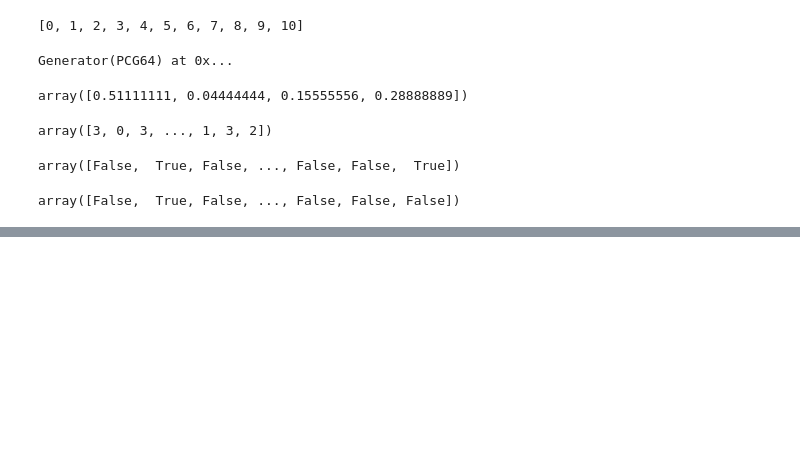
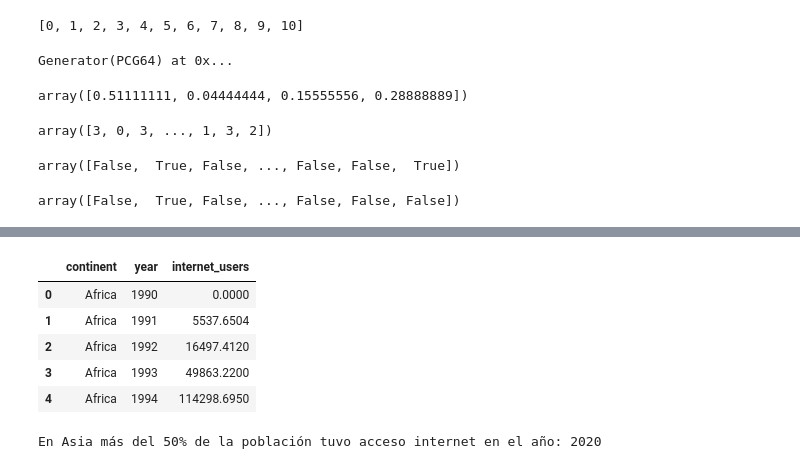
Before and after one commit to 173479/mineriaDeDatos, a Jupyter notebook: Mineria_De_Datos.ipynb, the cells around one changed output, grey strips where cells are left out. Drawn from its saved outputs; the diff is of its cells as text; code cells hidden in the pictures; blank space fills up the shorter version.

```diff
--- a/Mineria_De_Datos.ipynb
+++ b/Mineria_De_Datos.ipynb
@@ -1201,0 +1324,24 @@ array([False,  True, False, ..., False, False, False])
+# %%
+import pandas as pd
+internet_df = pd.read_csv('extension-internet-users-by-continent.csv')
+population_df = pd.read_csv("extension-historical-population-by-continent.csv")
+internet_df.head()
+# %% [output]
+|  | continent | year | internet_users |
+| 0 | Africa | 1990 | 0.0000 |
+| 1 | Africa | 1991 | 5537.6504 |
+| 2 | Africa | 1992 | 16497.4120 |
+| 3 | Africa | 1993 | 49863.2200 |
+| 4 | Africa | 1994 | 114298.6950 |
+# %%
+internet_df['continent'].unique()
+population_df['year'].unique()
+data = pd.merge(internet_df, population_df, on=['continent', 'year'])
+data['porcentaje'] = data['internet_users'] / data['population']
+#data.head()
+data_Asia = data[data["continent"] == "Asia"]
+#data_Asia.head()
+mayor = data_Asia[data_Asia["porcentaje"] > 0.5]["year"].min()
+print("En Asia más del 50% de la población tuvo acceso internet en el año:",mayor)
+# %% [output]
+En Asia más del 50% de la población tuvo acceso internet en el año: 2020
```
Also changed, not shown: parts of 22 cells of this notebook.
